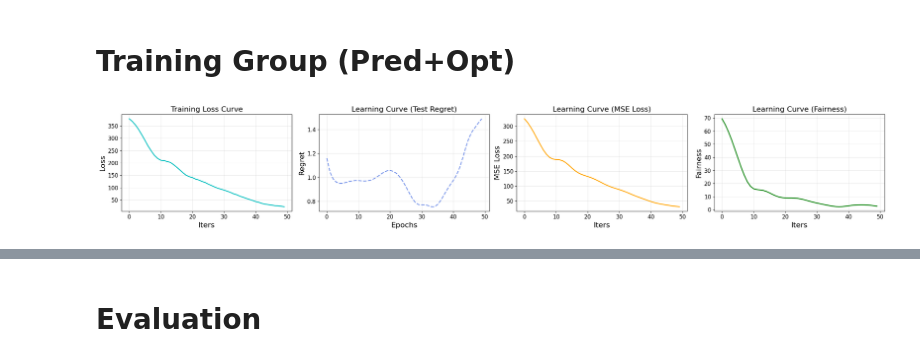
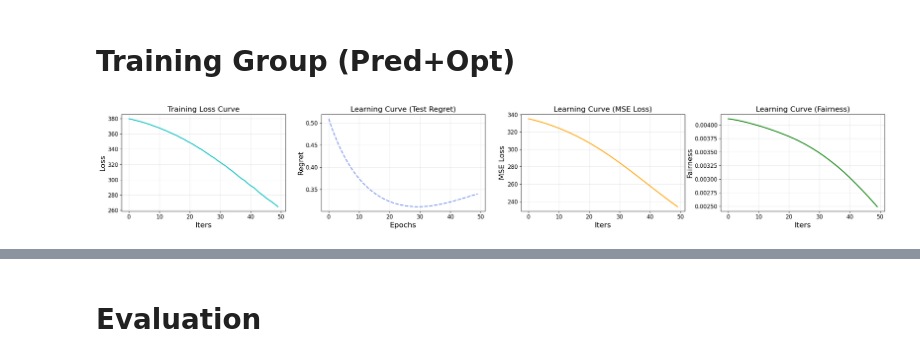
Before and after one commit to DennisWang2488/Fairness-Decision-Focused-Loss, a Jupyter notebook: Organized-FDFL/notebooks/runTwoStage.ipynb, the cells around one changed output, grey strips where cells are left out. Saved outputs shown, nothing was run; the diff lists cells and outputs as text; code cells hidden in the pictures.

```diff
--- a/Organized-FDFL/notebooks/runTwoStage.ipynb
+++ b/Organized-FDFL/notebooks/runTwoStage.ipynb
@@ -123,11 +121,11 @@ def train_fair_model_logged(
         X_test,  y_test,  race_test,
         cost_test,
         model_class, input_dim,
-        alpha, beta, Q,
+        alpha, Q,
         lambda_fair=0.0, fairness_type="None", group=True,
         num_epochs=30, lr=1e-2, batch_size=None,
         dropout_rate=0.1, weight_decay=1e-4,
-        device=torch.device("cpu")):
+        device=torch.device("cuda" if torch.cuda.is_available() else "cpu")):
     """
     Train a fairness–aware predictor and log train-loss, test-MSE,
     test-normalised-regret, test-fairness, per-group MSE, per-group
@@ -135,14 +133,14 @@ def train_fair_model_logged(
     """
     # -------------------------- type-check -----------------------------
     if not isinstance(X_train, torch.Tensor):
-        X_train = torch.tensor(X_train, dtype=torch.float32)
-        X_test  = torch.tensor(X_test, dtype=torch.float32)
+        X_train = torch.tensor(X_train, dtype=torch.float32,device=device)
+        X_test  = torch.tensor(X_test, dtype=torch.float32,device=device)
     if not isinstance(y_train, torch.Tensor):
-        y_train = torch.tensor(y_train, dtype=torch.float32)
-        y_test  = torch.tensor(y_test, dtype=torch.float32)
+        y_train = torch.tensor(y_train, dtype=torch.float32,device=device)
+        y_test  = torch.tensor(y_test, dtype=torch.float32,device=device)
     if not isinstance(race_train, torch.Tensor):
-        race_train = torch.tensor(race_train, dtype=torch.float32)
-        race_test  = torch.tensor(race_test, dtype=torch.float32)
+        race_train = torch.tensor(race_train, dtype=torch.float32, device=device)
+        race_test  = torch.tensor(race_test, dtype=torch.float32, device=device)
     # -------------------------- dataloaders ------------------------
     train_ds = TensorDataset(X_train.to(device), y_train.to(device), race_train.to(device))
     if batch_size is None:
@@ -184,7 +182,7 @@ def train_fair_model_logged(
                             mode = 'between' if group else 'individual')
             else:
                 fair_pen = torch.tensor(0.0, device=device)
-
+            fair_pen = fair_pen.to(device)
             loss = mse + lambda_fair * fair_pen
             optim.zero_grad(); loss.backward(); optim.step()
             epoch_loss += loss.item() * x_b.size(0)
@@ -200,26 +198,26 @@ def train_fair_model_logged(
 
         # (1) NEW: Per-group MSE calculation
         for g in unique_groups:
-            mask = race_test == g
+            mask = race_test.cpu() == g
             group_mse = ((pred_test[mask] - y_test[mask]).pow(2)).mean().item()
             per_group_mse_log[g].append(group_mse)
 
         # ensure positivity for optimisation step
         pred_b_np  = pred_test.numpy().reshape(-1, 1)
-        pred_b_np  = np.maximum(pred_b_np, 1e-1)
+        pred_b_np  = np.maximum(pred_b_np, 1)
 
         # regret on test set
-        race_np    = race_test.numpy()
+        race_np    = race_test.cpu().numpy()
         if group:
             pred_b_np = pred_test.numpy().reshape(-1)
-            y_test_np = y_test.numpy().reshape(-1) if isinstance(y_test, torch.Tensor) else np.array(y_test).reshape(-1)
+            y_test_np = y_test.cpu().numpy().reshape(-1) if isinstance(y_test, torch.Tensor) else np.array(y_test).reshape(-1)
             cost_test_np = cost_test.numpy().reshape(-1) if isinstance(cost_test, torch.Tensor) else np.array(cost_test).reshape(-1)
-            race_np = race_test.numpy().reshape(-1) if isinstance(race_test, torch.Tensor) else np.array(race_test).reshape(-1)
+            race_np = race_test.cpu().numpy().reshape(-1) if isinstance(race_test, torch.Tensor) else np.array(race_test).reshape(-1)
 
-            sol_pred = solve_coupled_group_alpha(pred_b_np, cost_test_np, race_np, alpha=alpha, Q=Q, beta=beta)
-            sol_true = solve_coupled_group_alpha(y_test_np, cost_test_np, race_np, alpha=alpha, Q=Q, beta=beta)
-            true_obj = compute_coupled_group_obj(sol_true, y_test_np, race_np, alpha=alpha, beta=beta)
-            pred_obj = compute_coupled_group_obj(sol_pred, y_test_np, race_np, alpha=alpha, beta=beta)
+            sol_pred = solve_coupled_group_alpha(pred_b_np, cost_test_np, race_np, alpha=alpha, Q=Q)
+            sol_true = solve_coupled_group_alpha(y_test_np, cost_test_np, race_np, alpha=alpha, Q=Q)
+            true_obj = compute_coupled_group_obj(sol_true, y_test_np, race_np, alpha=alpha)
+            pred_obj = compute_coupled_group_obj(sol_pred, y_test_np, race_np, alpha=alpha)
 
             # (2) NEW: Per-group decision objective (mean utility)
             util_pred = y_test_np * sol_pred # Utility = benefit * decision
@@ -294,26 +292,26 @@ def train_fair_model_logged(
 # %%
 model, logs = train_fair_model_logged(
     X_train, y_train, race_train,
     X_test,  y_test,  race_test,
     cost_test,
     model_class=FairRiskPredictor,
     input_dim=X_train.shape[1],
-    alpha=alpha, beta=beta, Q=Q,
-    lambda_fair=0,
-    fairness_type="mad",
-    num_epochs=epochs, lr=lr,
+    alpha=2, Q=Q,
+    lambda_fair=1,
+    fairness_type="atkinson",
+    num_epochs=50, lr=0.001,
     group=True
 )
 
 # -----------------------------------------------------------------
 #  Visualise learning curves
 # -----------------------------------------------------------------
 visLearningCurve(logs["loss_log"],
                  logs["regret_log"],
                  logs["mse_log"],
                  logs["fairness_log"])
 # %% [output]
-[figure, old version]
+[figure, new version]
 # %%
 logs
 # %% [output]
```
Also changed, not shown: parts of 7 cells of this notebook, 4 other files.
